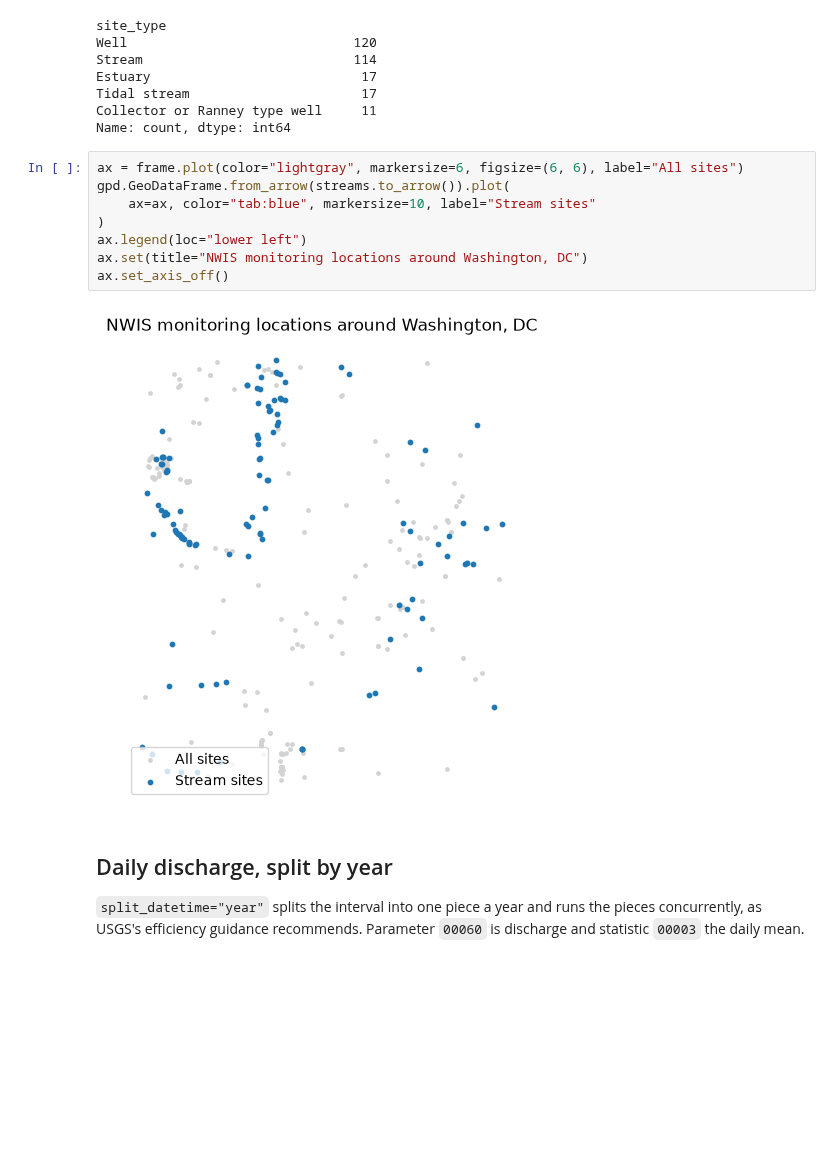
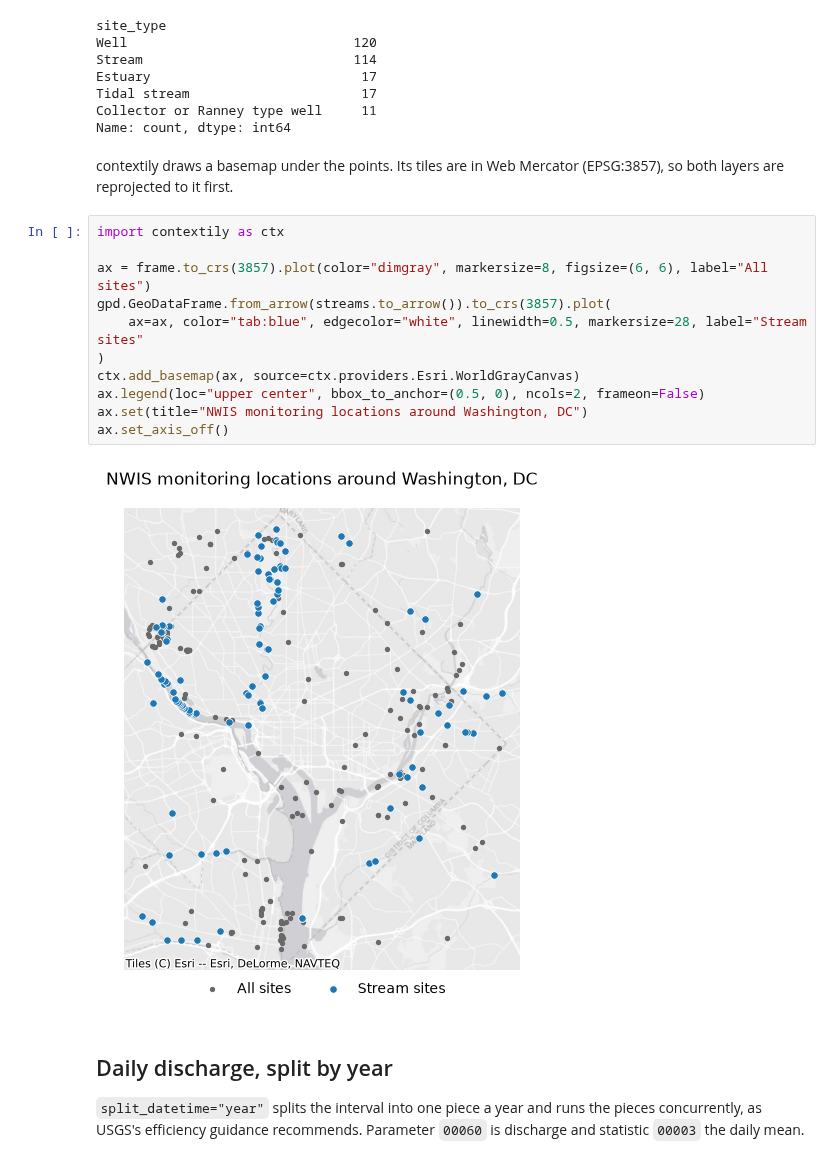
Before and after one commit to hyriver/water-ogcapi, a Jupyter notebook: docs/examples/nwis.ipynb, the cells around one changed output. Drawn from its saved outputs; the diff is of its cells as text; blank space fills up the shorter version.

Commit message:
docs: draw basemaps under the NWIS and FabricData maps

```diff
--- a/docs/examples/nwis.ipynb
+++ b/docs/examples/nwis.ipynb
@@ -80,16 +80,22 @@ Estuary                           17
 Tidal stream                      17
 Collector or Ranney type well     11
 Name: count, dtype: int64
+# %% [markdown]
+contextily draws a basemap under the points. Its tiles are in Web Mercator (EPSG:3857),
+so both layers are reprojected to it first.
 # %%
-ax = frame.plot(color="lightgray", markersize=6, figsize=(6, 6), label="All sites")
-gpd.GeoDataFrame.from_arrow(streams.to_arrow()).plot(
-    ax=ax, color="tab:blue", markersize=10, label="Stream sites"
+import contextily as ctx
+
+ax = frame.to_crs(3857).plot(color="dimgray", markersize=8, figsize=(6, 6), label="All sites")
+gpd.GeoDataFrame.from_arrow(streams.to_arrow()).to_crs(3857).plot(
+    ax=ax, color="tab:blue", edgecolor="white", linewidth=0.5, markersize=28, label="Stream sites"
 )
-ax.legend(loc="lower left")
+ctx.add_basemap(ax, source=ctx.providers.Esri.WorldGrayCanvas)
+ax.legend(loc="upper center", bbox_to_anchor=(0.5, 0), ncols=2, frameon=False)
 ax.set(title="NWIS monitoring locations around Washington, DC")
 ax.set_axis_off()
 # %% [output]
-[figure, old version]
+[figure, new version]
 # %% [markdown]
 ## Daily discharge, split by year
 
```
Also changed, not shown: 5 other files.
